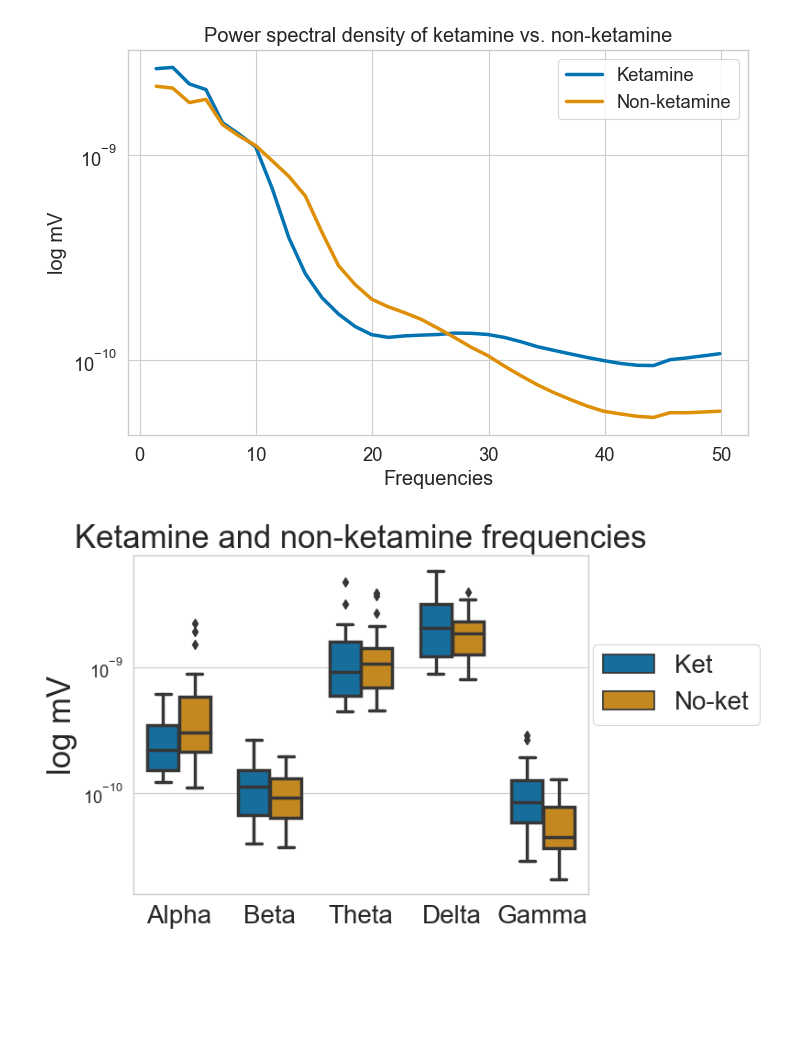
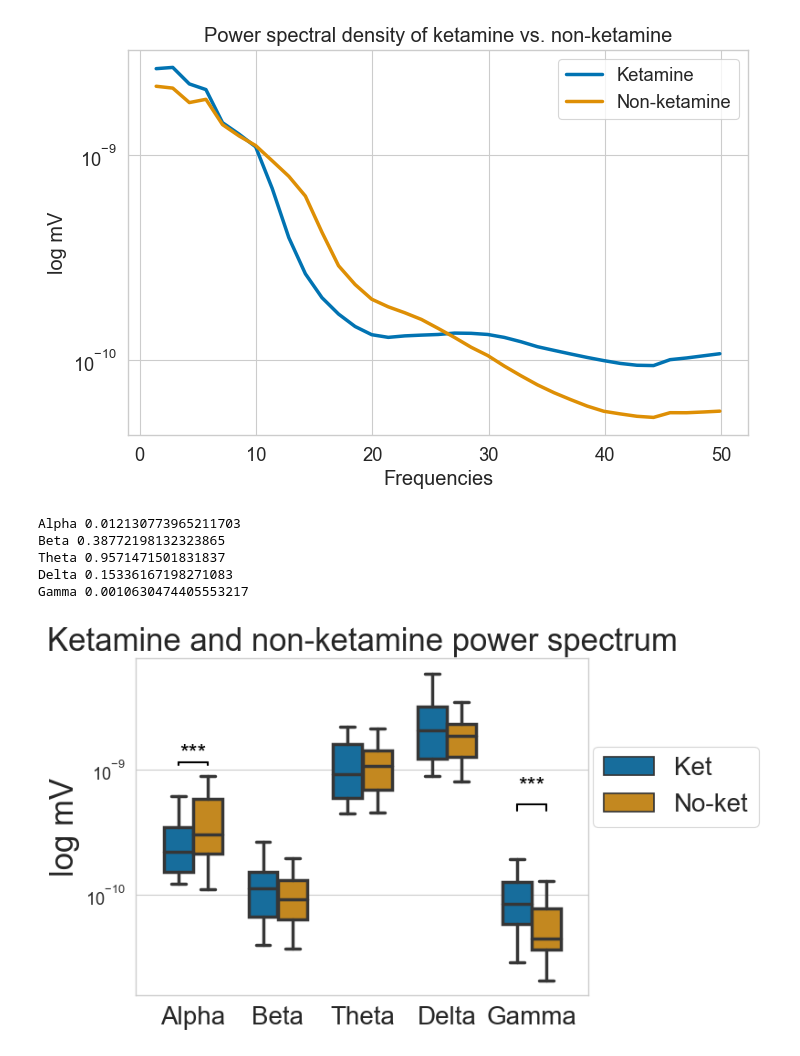
Before and after one commit to AndrlmMass/Ketamine-project, a Jupyter notebook: DataAnalysis/EEG_analysis/MainAnal/SpectrumAnalyses.ipynb, the cells around one changed output. Cells and saved outputs as stored; diff of their text form; code cells hidden in the pictures; blank space fills up the shorter version.

```diff
--- a/DataAnalysis/EEG_analysis/MainAnal/SpectrumAnalyses.ipynb
+++ b/DataAnalysis/EEG_analysis/MainAnal/SpectrumAnalyses.ipynb
@@ -352,39 +349,67 @@ plt.savefig('M:\\pc\\Dokumenter\\GitHub\\Ketamine-project\\DataAnalysis\\EEG_ana
     Using multitaper spectrum estimation with 7 DPSS windows
 [figure]
 # %%
+from scipy.stats import ttest_ind
+import matplotlib.pyplot as plt
+import scipy.stats as st
+import seaborn as sns
+import pandas as pd
+import statistics
+
 #Now do the same for the boxplot
 #Create a dictionary with the frequencies
 freqs = {'Alpha':{'Ket':[], 'No-ket':[]},'Beta':{'Ket':[], 'No-ket':[]},'Theta':{'Ket':[], 'No-ket':[]},'Delta':{'Ket':[], 'No-ket':[]},'Gamma':{'Ket':[], 'No-ket':[]}}
 for cond in Ketictary.keys():
     for psd in Ketictary[cond]:
         freqs['Alpha'][cond].append(np.mean(psd[8:12],axis=0))
         freqs['Beta'][cond].append(np.mean(psd[13:30],axis=0))
         freqs['Theta'][cond].append(np.mean(psd[4:7],axis=0))
         freqs['Delta'][cond].append(np.mean(psd[1:3],axis=0))
         freqs['Gamma'][cond].append(np.mean(psd[31:50],axis=0))
 
 # Convert the dictionary to a long-form dataframe
 df = pd.DataFrame([(k1, k2, x) for k1,v1 in freqs.items() for k2,v2 in v1.items() for x in v2], columns=['Frequency', 'Condition', 'Value'])
 # Create a grouped boxplot
-sns.boxplot(x='Frequency', y='Value', hue='Condition', data=df, palette="colorblind", width=0.7)
+sns.boxplot(x='Frequency', y='Value', hue='Condition', data=df, palette="colorblind", width=0.7, showfliers=False)
 # Get the current axis object
 ax = plt.gca()
 # Set the size of minor x-axis ticks
 ax.tick_params(axis='x', which='major', labelsize=20)
 plt.xlabel(None)
 plt.yscale('log')
 plt.ylabel('log mV', size=25)
 plt.legend(loc=(1.01, 0.5), fontsize=20)
-plt.title('Ketamine and non-ketamine frequencies', size=25)
+plt.title('Ketamine and non-ketamine power spectrum', size=25)
 # Resize the figure to a specific size
 
-#Calculate significance levels using
-
+#Calculate significance levels
+#Create loop of checking all possible combinations and calculating the t-test
+ys = list()
+i = 0
+for key in freqs.keys():
+    group1, group2 = freqs[key]['Ket'], freqs[key]['No-ket']
+    t, p = ttest_ind(group1, group2)
+    # add significance lines if p-value is significant
+    print(key, p)
+    if p < 0.05:
+        # calculate y position for the line
+        y = np.max([max(st.t.interval(alpha=0.95, df=len(group1)-1, loc=statistics.mean(group1), scale=st.sem(group1))), max(st.t.interval(alpha=0.95, df=len(group2)-1, loc=statistics.mean(group2), scale=st.sem(group2)))]) + 0.00000000040
+        # add line with asterisks indicating significance level
+        plt.plot([i-0.175, i+0.175], [y, y], lw=1.5, c='k')
+        plt.plot([i-0.175, i-0.175], [y, y - 0.00000000006], lw=1.5, c='k')
+        plt.plot([i+0.175,i+0.175], [y, y - 0.00000000006], lw=1.5, c='k')
+        plt.text(i, y + 0.0000000002, "***", ha='center', va='center', color='k', fontsize=18)
+    i += 1
 
 # Save the plot to a file
 plt.savefig('M:\\pc\\Dokumenter\\GitHub\\Ketamine-project\\DataAnalysis\\EEG_analysis\\MainAnal\\SpectrumAnal\\psd_ket_comparison_boxplot.png',dpi=300)
 # %% [output]
+Alpha 0.012130773965211703
+Beta 0.38772198132323865
+Theta 0.9571471501831837
+Delta 0.15336167198271083
+Gamma 0.0010630474405553217
-[figure, old version]
+[figure, new version]
 # %%
 #### Compare ego dissolution vs. non-ego dissolution ####
 import math
```
Also changed, not shown: parts of 19 cells of this notebook.
